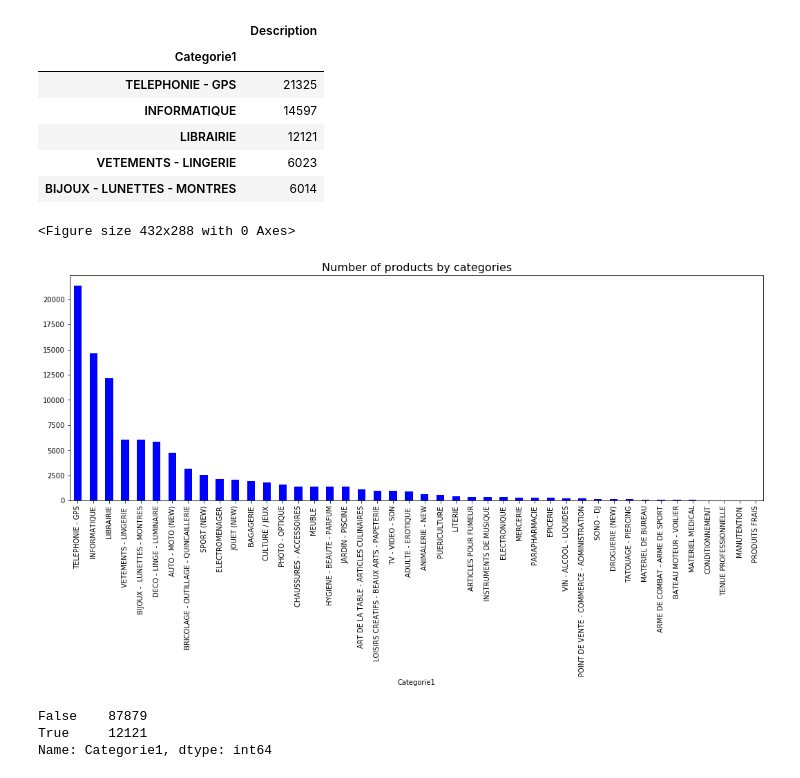
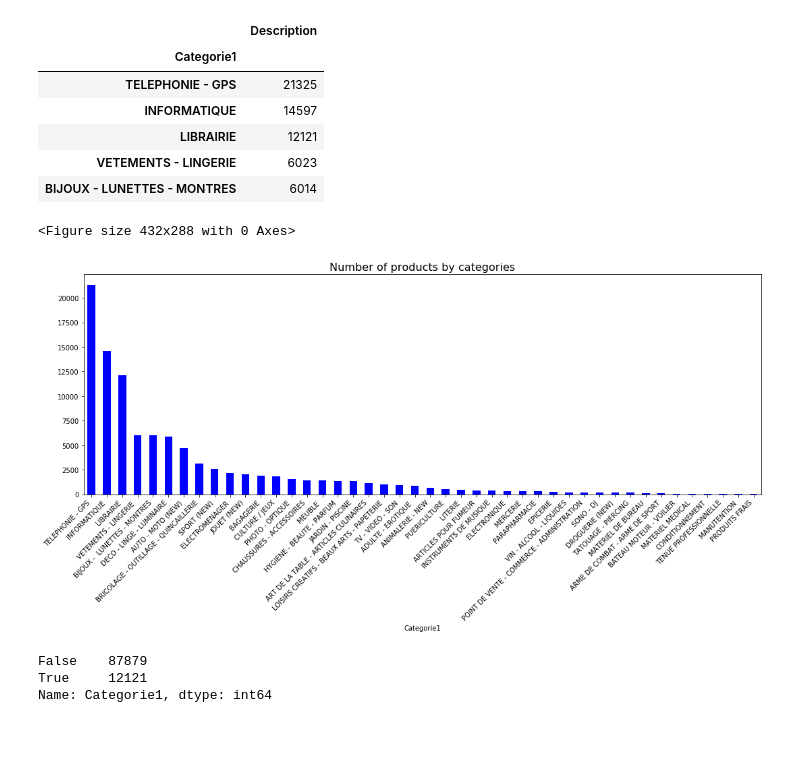
Before and after one commit to bguillouet/2020_4A_TEXTE, a Jupyter notebook: Help_rapport.ipynb, the cells around one changed output. Drawn from its saved outputs; the diff is of its cells as text; code cells hidden in the pictures; blank space fills up the shorter version.

```diff
--- a/Help_rapport.ipynb
+++ b/Help_rapport.ipynb
@@ -65,3 +65,4 @@ data.describe(include='all')
 - 3500 decriptions sont identiques
 # %%
 data['Categorie1'].value_counts()
+cat_list=data['Categorie1'].value_counts().index.tolist()
@@ -109,17 +92,17 @@ freq_cat.head()
 | VETEMENTS - LINGERIE | 6023 |
 | BIJOUX - LUNETTES - MONTRES | 6014 |
 # %%
-##Je n'arrive pas à pencher l'écriture
 
-fig = plt.figure()
-ax = freq_cat.plot(kind = "bar", figsize=(18,6), color='b')
+
+fig=plt.figure()
+ax =freq_cat.plot(kind = "bar", figsize=(18,6), color='b')
+ax.set_xticklabels(cat_list, rotation=45, ha='right')
 #ax.set_xlabel("Categories", fontsize=16)
 plt.title("Number of products by categories", fontsize=16)
 ax.legend().set_visible(False)  # supprime la légende
-fig.autofmt_xdate(rotation=45)
 # %% [output]
 <Figure size 432x288 with 0 Axes>
-[figure, old version]
+[figure, new version]
 # %%
 print((data['Categorie1']=="LIBRAIRIE").value_counts())
 # %% [output]
```
Also changed, not shown: parts of 11 cells of this notebook.
